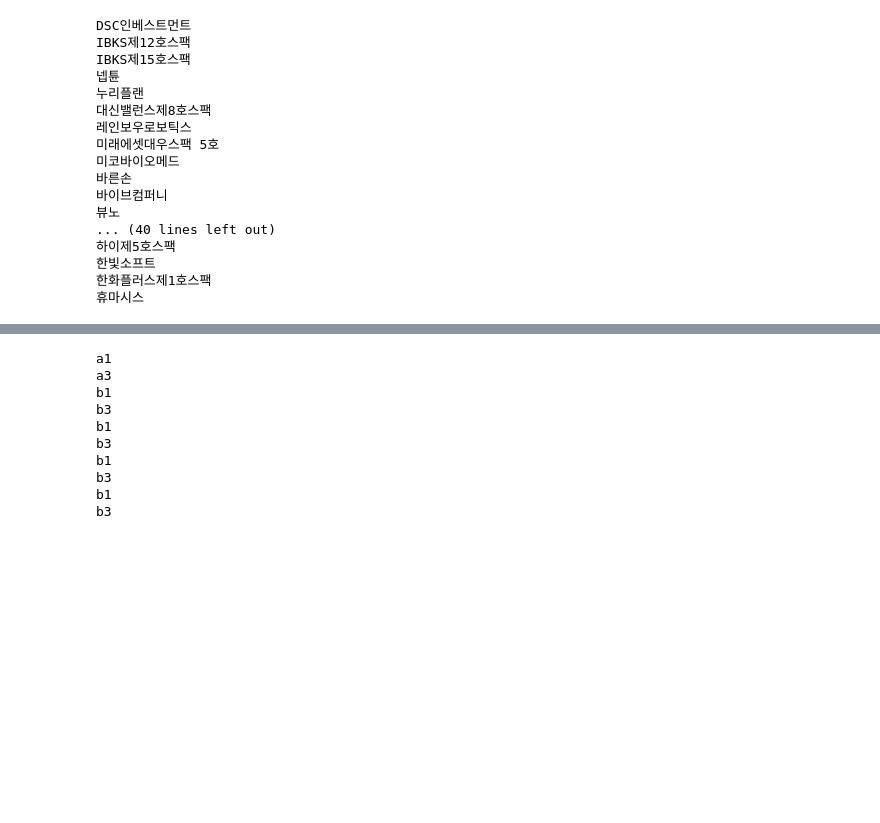
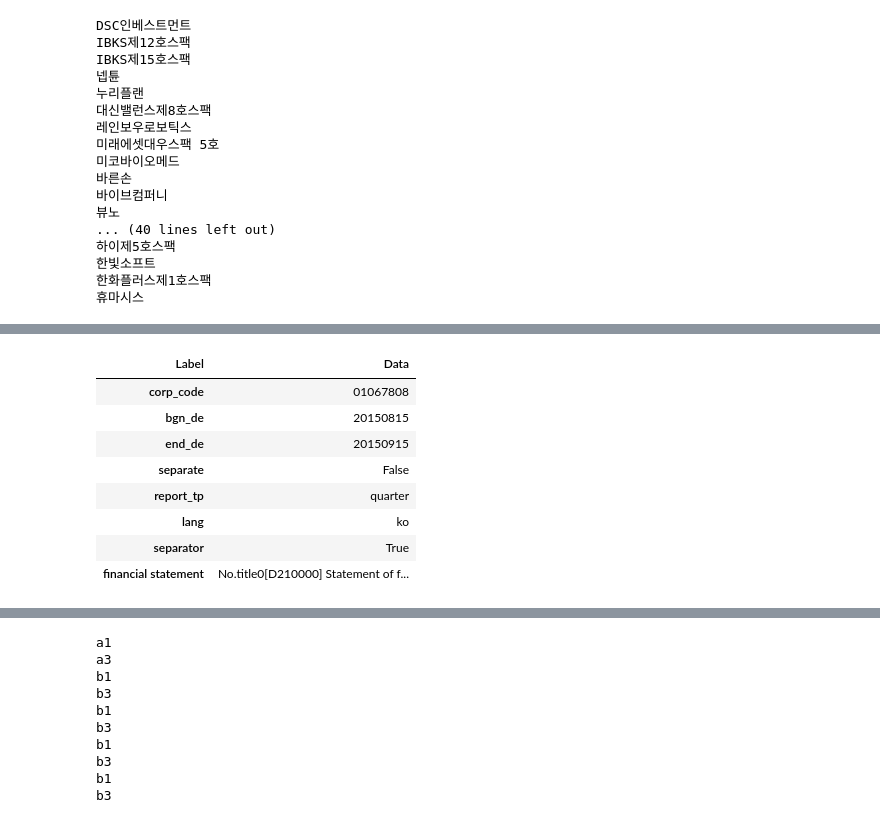
Before and after one commit to malkovich0/Finance, a Jupyter notebook: dartfss_pycharm.ipynb, the cells around one changed output, grey strips where cells are left out. Drawn from its saved outputs; the diff is of its cells as text; code cells hidden in the pictures; blank space fills up the shorter version.

```diff
--- a/dartfss_pycharm.ipynb
+++ b/dartfss_pycharm.ipynb
@@ -120,3 +126,3 @@ IBKS제15호스팩
 # %%
-stock_code = stock_code_list[1]
-stock_code
+# stock_code = stock_code_list[5]
+stock_code='217270'
@@ -134,0 +132,3 @@ AttributeError: ("'NoneType' object has no attribute 'tolist'", "An error occurr
+# %%
+fs1 = extract(corp_code = stock_code_reset(stock_code), bgn_de='20150815',end_de='20151215',report_tp='quarter')
+# fs2 = extract(corp_code = stock_code_reset(stock_code), bgn_de='20210310',end_de='20210330',report_tp='quarter')
@@ -134,0 +160,12 @@ AttributeError: ("'NoneType' object has no attribute 'tolist'", "An error occurr
+# %%
+fs1
+# %% [output]
+| Label | Data |
+| corp_code | 01067808 |
+| bgn_de | 20150815 |
+| end_de | 20150915 |
+| separate | False |
+| report_tp | quarter |
+| lang | ko |
+| separator | True |
+| financial statement | No.title0[D210000] Statement of f... |
```
Also changed, not shown: parts of 25 cells of this notebook.
